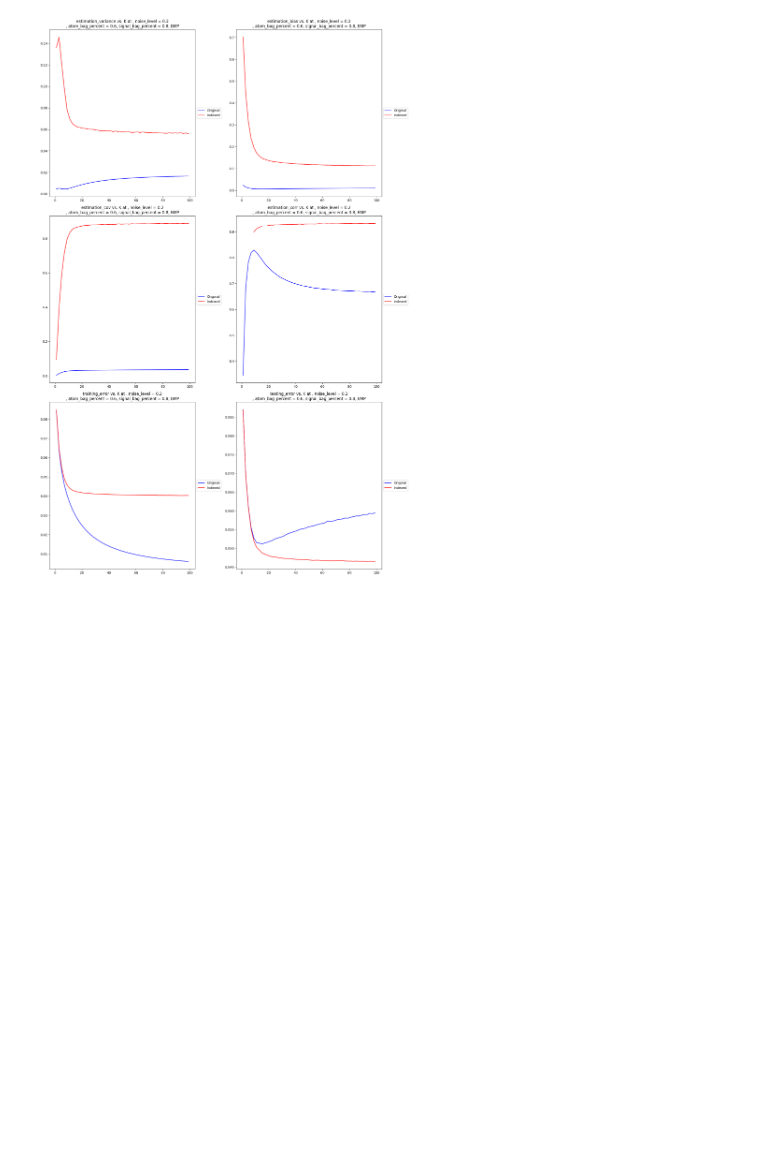
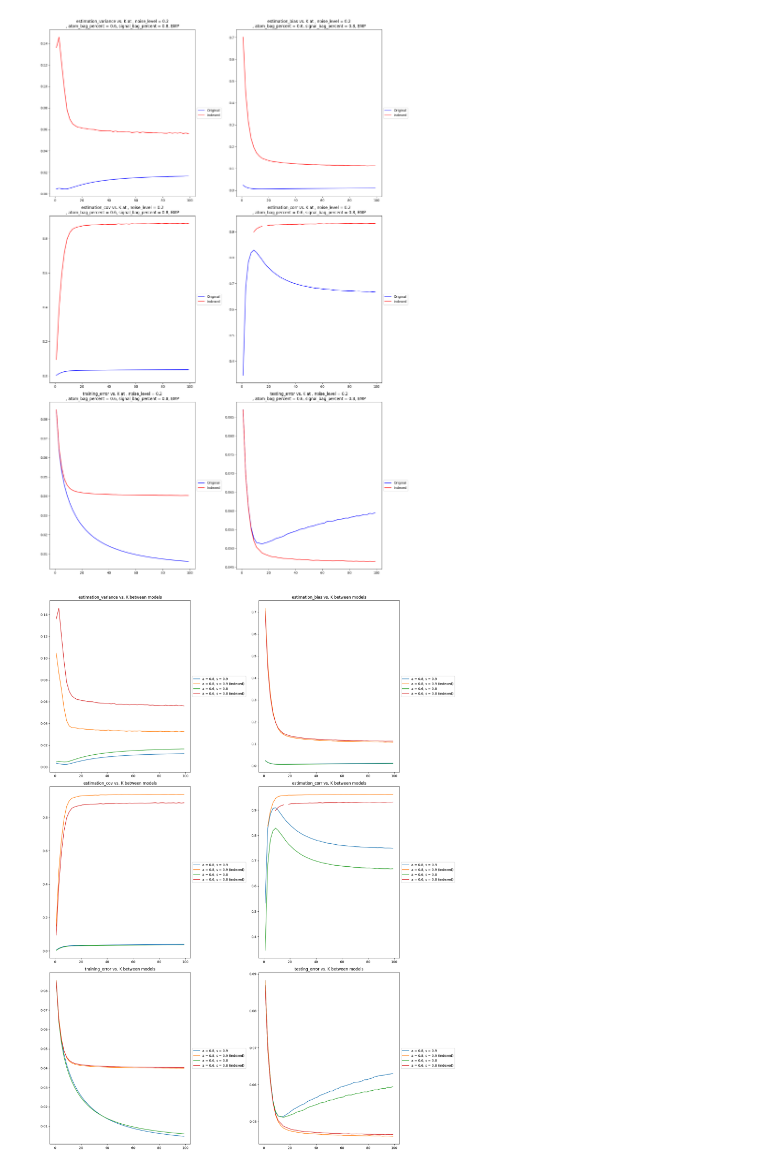
Before and after one commit to sleepysunny311/Projection_Pursuit_Summer, a Jupyter notebook: task10/viz_for_bmp.ipynb, the cells around one changed output. Drawn from its saved outputs; the diff is of its cells as text; code cells hidden in the pictures; blank space fills up the shorter version.

Commit message:
Updated Figures for Comparison between Models

```diff
--- a/task10/viz_for_bmp.ipynb
+++ b/task10/viz_for_bmp.ipynb
@@ -184,16 +184,15 @@ pkl_files
  '/Users/zsr/PersonalCoding/Local Projection Pursuit/Result Analysis/August 1/bomp_agg_300_600_20_0908_N0220230729-192212-001.pkl',
  '/Users/zsr/PersonalCoding/Local Projection Pursuit/Result Analysis/August 1/bmp_agg_300_600_20_0806_N0220230729-192216-003.pkl']
 # %%
-fig_sav_path = 'result_analysis_figures/'
-if not os.path.exists(fig_sav_path):
-    os.makedirs(fig_sav_path)
-
-
-def viz_for_single_pkl_file(pkl_file_path):
+def data_loader(pkl_file_path):
     temp_data = None
     with open(pkl_file_path, 'rb') as f:
         temp_data = pkl.load(f)[0]
     temp_data_parameters = temp_data['parameters']
+
+    return temp_data, temp_data_parameters
+
+def parameter_loader(temp_data_parameters):
     n = temp_data_parameters['n']
     p = temp_data_parameters['p']
     m = temp_data_parameters['m']
@@ -201,14 +200,11 @@ def viz_for_single_pkl_file(pkl_file_path):
     model_name = temp_data_parameters['model_name']
     signal_bag_percent = temp_data_parameters['fixed_params']['signal_bag_percent']
     atom_bag_percent = temp_data_parameters['fixed_params']['atom_bag_percent']
+    trial_num = temp_data_parameters['trial_num']
 
-    print("Current Parameters Setting is:"+str(temp_data_parameters))
+    return n, p, m, noise_level, model_name, signal_bag_percent, atom_bag_percent, trial_num
 
-    temp_data_parameters = temp_data['parameters']
-    temp_data_log = temp_data['log'][0]
-
-    K_list = temp_data['parameters']['param_grid']['K']
-    trial_num = temp_data_parameters['trial_num']
+def calculate_single_pkl_statistics(temp_data_log,temp_data_parameters, trial_num, K_list):
     estimation_variance = np.zeros((trial_num, len(K_list)))
     estimation_bias = np.zeros((trial_num, len(K_list)))
     estimation_cov = np.zeros((trial_num, len(K_list)))
@@ -238,7 +234,23 @@ def viz_for_single_pkl_file(pkl_file_path):
         indexed_training_error[log_index, :] = calculation_results['indexed_single_training_error']
         indexed_testing_error[log_index, :] = calculation_results['indexed_single_testing_error']
 
+    return estimation_variance.mean(axis=0), estimation_bias.mean(axis=0), estimation_cov.mean(axis=0), estimation_corr.mean(axis=0), training_error.mean(axis=0), testing_error.mean(axis=0), indexed_estimation_variance.mean(axis=0), indexed_estimation_bias.mean(axis=0), indexed_estimation_cov.mean(axis=0), indexed_estimation_corr.mean(axis=0), indexed_training_error.mean(axis=0), indexed_testing_error.mean(axis=0)
 
+
+
+fig_sav_path = 'result_analysis_figures/'
+if not os.path.exists(fig_sav_path):
+    os.makedirs(fig_sav_path)
+
+
+def viz_for_single_pkl_file(pkl_file_path):
+    temp_data, temp_data_parameters = data_loader(pkl_file_path)
+    n, p, m, noise_level, model_name, signal_bag_percent, atom_bag_percent, trial_num = parameter_loader(temp_data_parameters)
+    print("Current Parameters Setting is:"+str(temp_data_parameters))
+
+    temp_data_log = temp_data['log'][0]
+    K_list = temp_data['parameters']['param_grid']['K']
+    estimation_variance_mean, estimation_bias_mean, estimation_cov_mean, estimation_corr_mean, training_error_mean, testing_error_mean, indexed_estimation_variance_mean, indexed_estimation_bias_mean, indexed_estimation_cov_mean, indexed_estimation_corr_mean, indexed_training_error_mean, indexed_testing_error_mean = calculate_single_pkl_statistics(temp_data_log,temp_data_parameters, trial_num, K_list)
 
 
     # assuming *_mean variables are defined
@@ -246,9 +258,6 @@ def viz_for_single_pkl_file(pkl_file_path):
                     'training_error', 'testing_error', 'indexed_estimation_variance', 'indexed_estimation_bias',
                     'indexed_estimation_cov', 'indexed_estimation_corr', 'indexed_training_error', 'indexed_testing_error']
 
-    # Calculate mean along the trial_num axis
-    for var_name in variable_names:
-        exec(f"{var_name}_mean = {var_name}.mean(axis=0)")
 
     fig, axes = plt.subplots(3, 2, figsize=(16, 24))  # 2 rows, 3 columns
     axes = axes.ravel()  # flatten axes
@@ -295,3 +304,7 @@ Current Parameters Setting is:{'n': 300, 'p': 600, 'm': 20, 'noise_level_lst': [
        35, 37, 39, 41, 43, 45, 47, 49, 51, 53, 55, 57, 59, 61, 63, 65, 67,
        69, 71, 73, 75, 77, 79, 81, 83, 85, 87, 89, 91, 93, 95, 97, 99])}, 'fixed_params': {'N_bag': 500, 'signal_bag_percent': 0.8, 'atom_bag_percent': 0.6, 'select_atom_percent': 0, 'replace_flag': F ...
 [figure]
+# %%
+# def compare_results_from_different_pkls(list_of_pickle_files):
+
+lists_of_pickle_files = [pkl_files[0],pkl_files[2]]
@@ -297,0 +366,4 @@ Current Parameters Setting is:{'n': 300, 'p': 600, 'm': 20, 'noise_level_lst': [
+# %%
+aggregate_pickle_files(lists_of_pickle_files)
+# %% [output]
+[figure, added]
```
Also changed, not shown: parts of 1 cell of this notebook, 4 other files.
